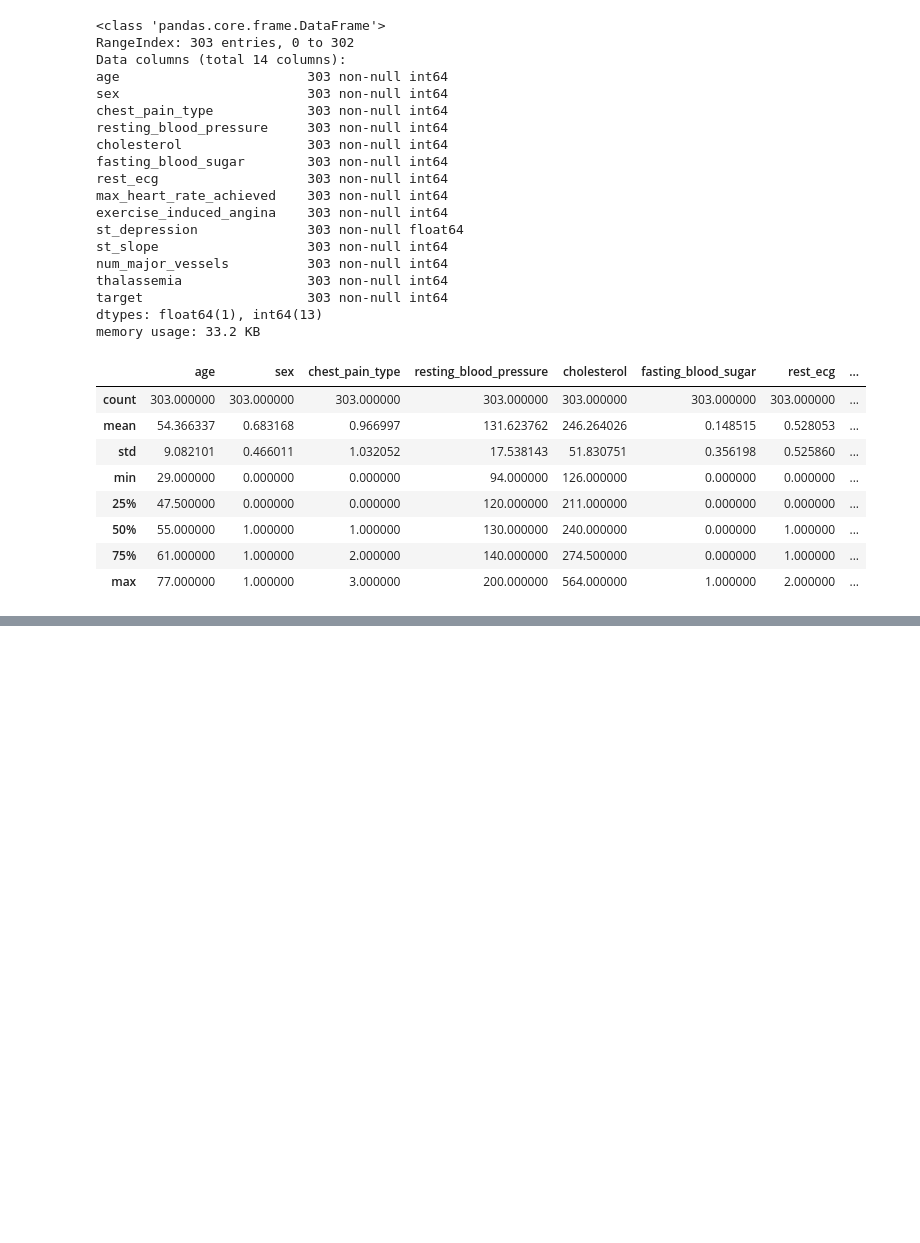
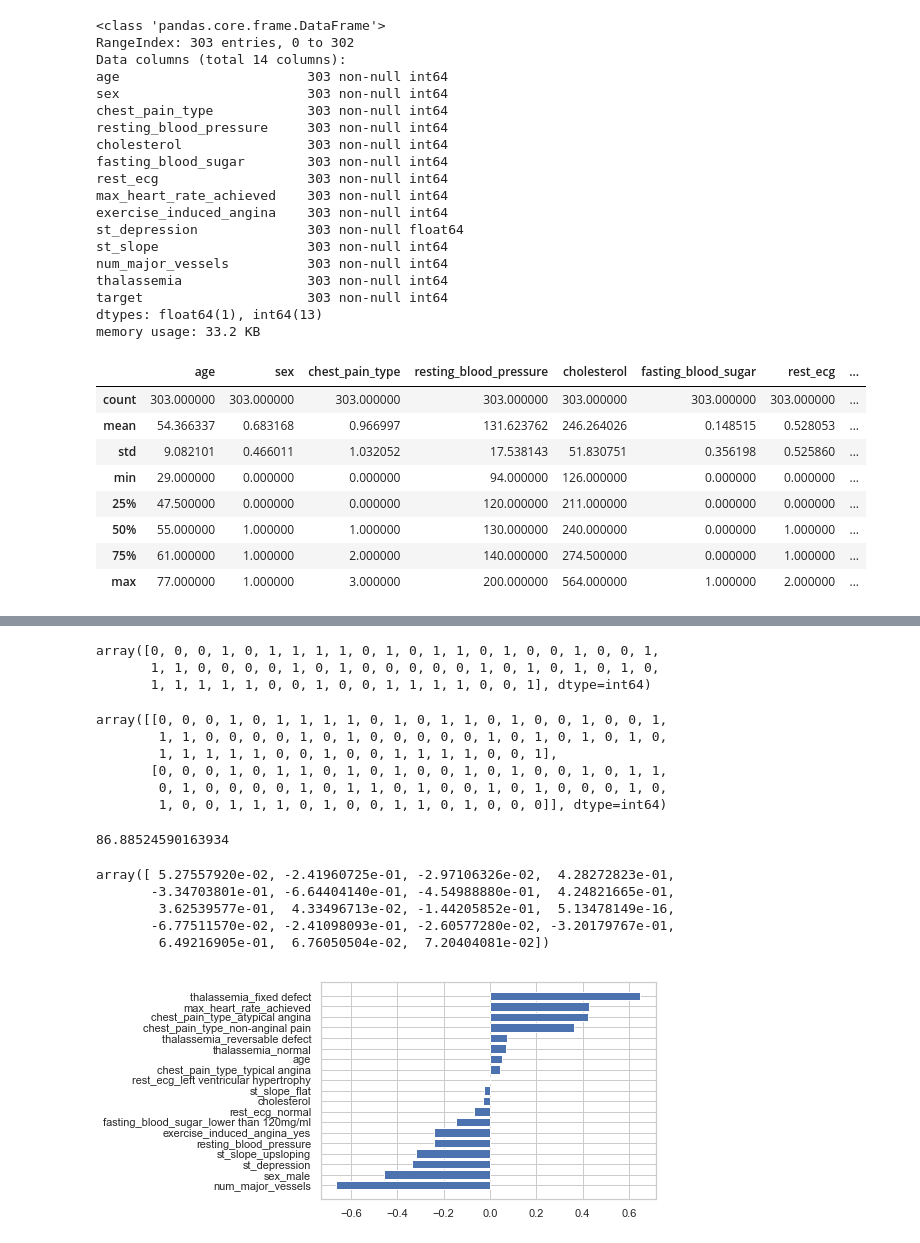
Before and after one commit to kartista88/Data-Mining, a Jupyter notebook: progetto_heart-diseases/script_ale.ipynb, the cells around one changed output, grey strips where cells are left out. Saved outputs shown, nothing was run; the diff lists cells and outputs as text; code cells hidden in the pictures; blank space fills up the shorter version.

```diff
--- a/progetto_heart-diseases/script_ale.ipynb
+++ b/progetto_heart-diseases/script_ale.ipynb
@@ -201,0 +190,5 @@ ValueError: Could not interpret input 'chest_pain'
+# %%
+X_train, X_test, Y_train, Y_test = train_test_split(X, Y, test_size = .2, random_state=0)
+# %%
+svm = SVC(random_state = 10, gamma='scale', kernel='linear')
+svm.fit(X_train, Y_train)
@@ -201,0 +206,38 @@ ValueError: Could not interpret input 'chest_pain'
+# %%
+Y_pred
+# %% [output]
+array([0, 0, 0, 1, 0, 1, 1, 1, 1, 0, 1, 0, 1, 1, 0, 1, 0, 0, 1, 0, 0, 1,
+       1, 1, 0, 0, 0, 0, 1, 0, 1, 0, 0, 0, 0, 0, 1, 0, 1, 0, 1, 0, 1, 0,
+       1, 1, 1, 1, 1, 0, 0, 1, 0, 0, 1, 1, 1, 1, 0, 0, 1], dtype=int64)
+# %%
+np.vstack((Y_pred, Y_test.values))
+# %% [output]
+array([[0, 0, 0, 1, 0, 1, 1, 1, 1, 0, 1, 0, 1, 1, 0, 1, 0, 0, 1, 0, 0, 1,
+        1, 1, 0, 0, 0, 0, 1, 0, 1, 0, 0, 0, 0, 0, 1, 0, 1, 0, 1, 0, 1, 0,
+        1, 1, 1, 1, 1, 0, 0, 1, 0, 0, 1, 1, 1, 1, 0, 0, 1],
+       [0, 0, 0, 1, 0, 1, 1, 0, 1, 0, 1, 0, 0, 1, 0, 1, 0, 0, 1, 0, 1, 1,
+        0, 1, 0, 0, 0, 0, 1, 0, 1, 1, 0, 1, 0, 0, 1, 0, 1, 0, 0, 0, 1, 0,
+        1, 0, 0, 1, 1, 1, 0, 1, 0, 0, 1, 1, 0, 1, 0, 0, 0]], dtype=int64)
+# %%
+100*(1-sum((Y_test.values - Y_pred)**2)/len(Y_test.values))
+# %% [output]
+86.88524590163934
+# %%
+svm.coef_.ravel()
+# %% [output]
+array([ 5.27557920e-02, -2.41960725e-01, -2.97106326e-02,  4.28272823e-01,
+       -3.34703801e-01, -6.64404140e-01, -4.54988880e-01,  4.24821665e-01,
+        3.62539577e-01,  4.33496713e-02, -1.44205852e-01,  5.13478149e-16,
+       -6.77511570e-02, -2.41098093e-01, -2.60577280e-02, -3.20179767e-01,
+        6.49216905e-01,  6.76050504e-02,  7.20404081e-02])
+# %%
+def f_importances(coef, names):
+    imp = coef
+    imp,names = zip(*sorted(zip(imp,names)))
+    plt.barh(range(len(names)), imp, align='center')
+    plt.yticks(range(len(names)), names)
+    plt.show()
+# %%
+f_importances(svm.coef_.ravel(), X_test.columns)
+# %% [output]
+[figure, added]
```
Also changed, not shown: parts of 20 cells of this notebook.
